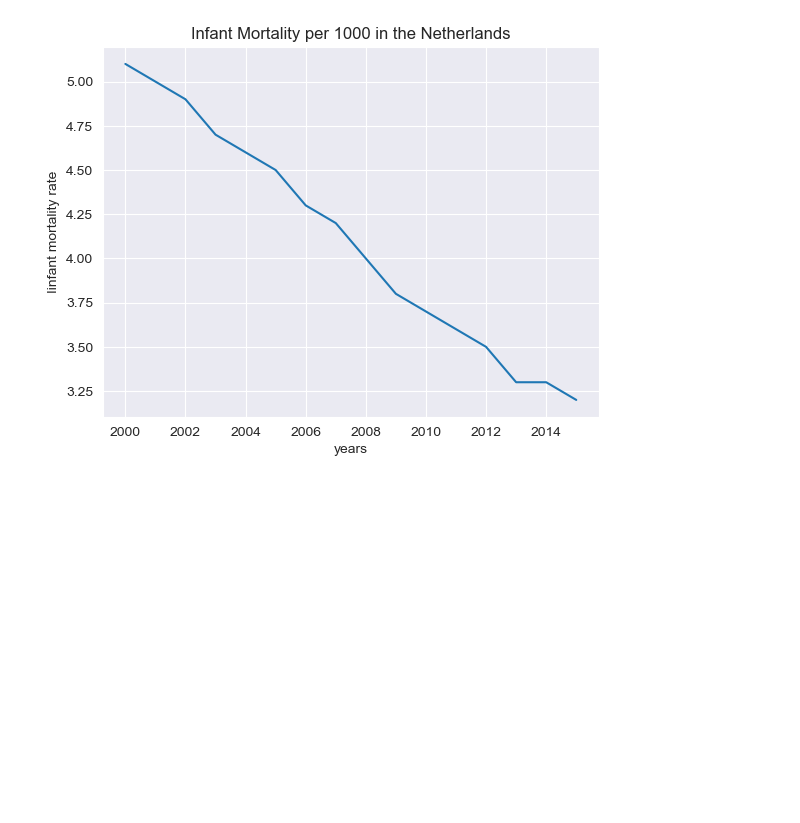
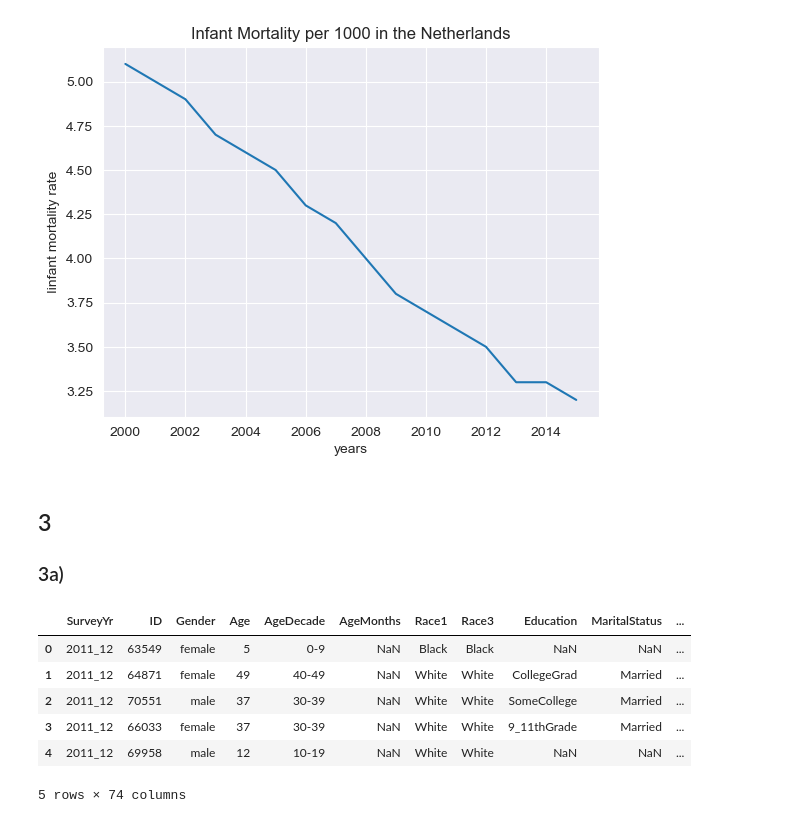
Before and after one commit to NickIsThere/AssessmentPDS1, a Jupyter notebook: PDS_2024_Assessment/Assessment.ipynb, the cells around one changed output. Cells and saved outputs as stored; diff of their text form; code cells hidden in the pictures; blank space fills up the shorter version.

```diff
--- a/PDS_2024_Assessment/Assessment.ipynb
+++ b/PDS_2024_Assessment/Assessment.ipynb
@@ -207,3 +208,17 @@ plt.grid(True)
 plt.show()
 # %% [output]
 [figure]
+# %% [markdown]
+## 3
+### 3a)
+# %%
+df_NH2000 = pd.read_csv("NHANES-2000.csv")
+df_NH2000.head()
+# %% [output]
+|  | SurveyYr | ID | Gender | Age | AgeDecade | AgeMonths | Race1 | Race3 | Education | MaritalStatus | ... |
+| 0 | 2011_12 | 63549 | female | 5 | 0-9 | NaN | Black | Black | NaN | NaN | ... |
+| 1 | 2011_12 | 64871 | female | 49 | 40-49 | NaN | White | White | CollegeGrad | Married | ... |
+| 2 | 2011_12 | 70551 | male | 37 | 30-39 | NaN | White | White | SomeCollege | Married | ... |
+| 3 | 2011_12 | 66033 | female | 37 | 30-39 | NaN | White | White | 9_11thGrade | Married | ... |
+| 4 | 2011_12 | 69958 | male | 12 | 10-19 | NaN | White | White | NaN | NaN | ... |
+5 rows × 74 columns
```
Also changed, not shown: parts of 11 cells of this notebook, 1 other file.
